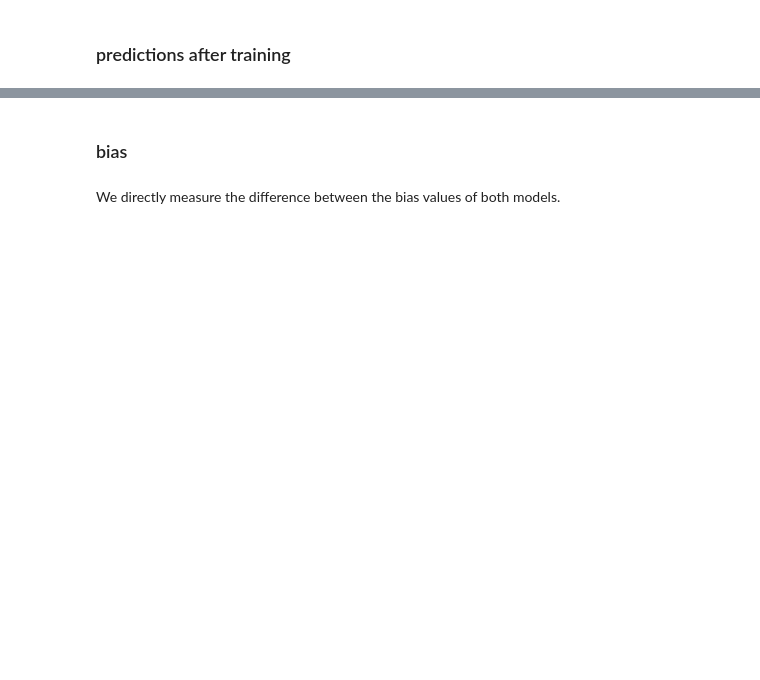
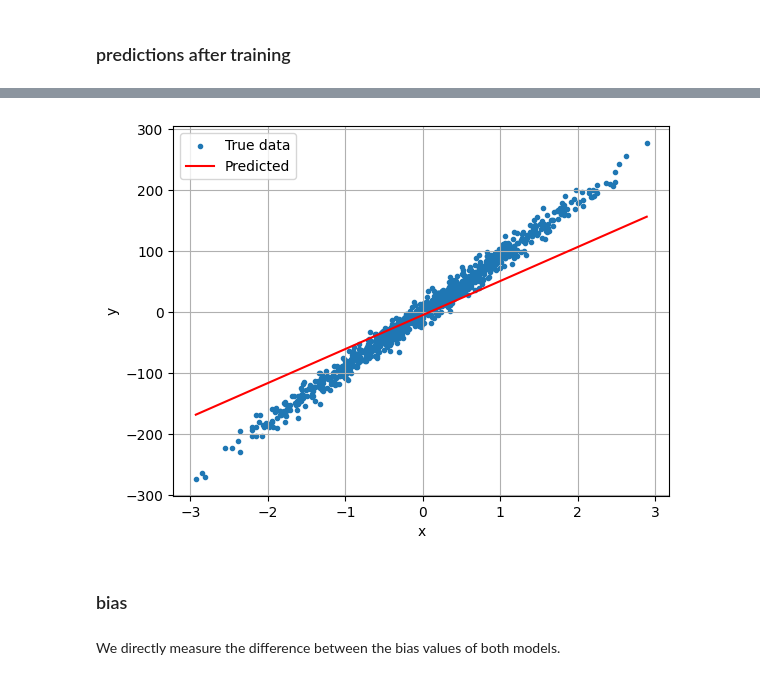
Before and after one commit to PilotLeoYan/inside-deep-learning, a Jupyter notebook: content/1-linear-regression/1-1-simple-linear-regression.ipynb, the cells around one changed output, grey strips where cells are left out. Drawn from its saved outputs; the diff is of its cells as text; code cells hidden in the pictures; blank space fills up the shorter version.

```diff
--- a/content/1-linear-regression/1-1-simple-linear-regression.ipynb
+++ b/content/1-linear-regression/1-1-simple-linear-regression.ipynb
@@ -811,3 +862,11 @@ mape(
+# %%
+plot_lr(
+    X_valid[:1000].cpu(),
+    Y_valid[:1000].cpu(),
+    model,
+)
+# %% [output]
+[figure, added]
 # %% [markdown]
 ### bias
 # %% [markdown]
```
Also changed, not shown: parts of 19 cells of this notebook.
